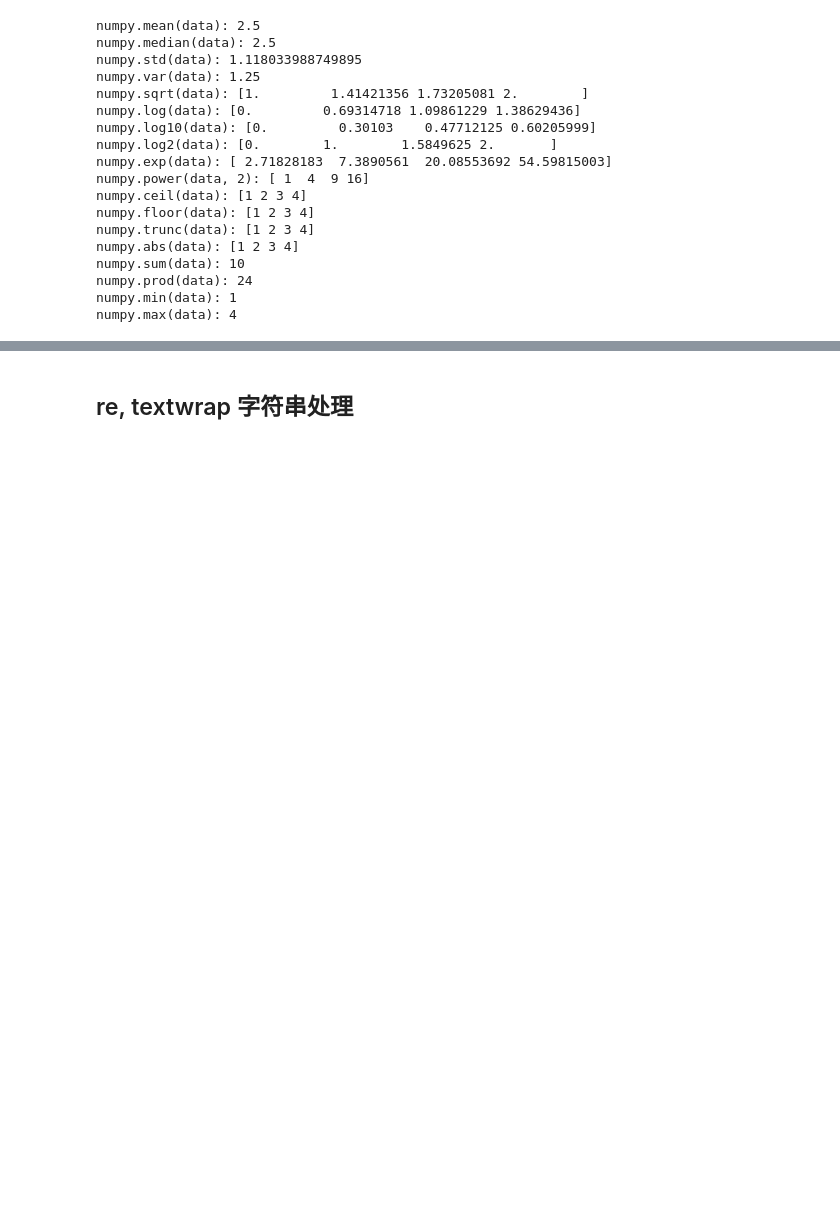
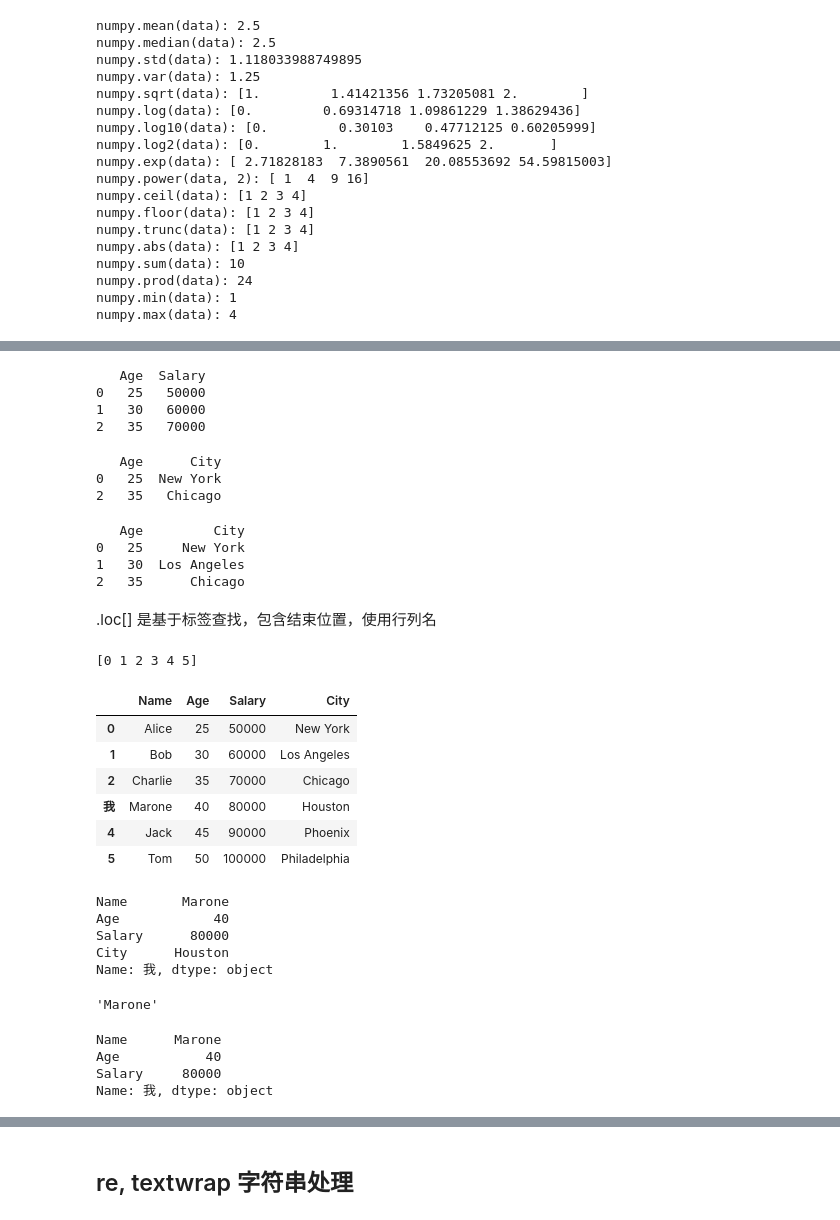
Before and after one commit to chunyi-11/PythonCourse, a Jupyter notebook: Class_5.ipynb, the cells around one changed output, grey strips where cells are left out. Cells and saved outputs as stored; diff of their text form; code cells hidden in the pictures; blank space fills up the shorter version.

```diff
--- a/Class_5.ipynb
+++ b/Class_5.ipynb
@@ -209,0 +303,17 @@ numpy.max(data): 4
+# %%
+df = pd.DataFrame(
+    {
+        "Name": ["Alice", "Bob", "Charlie", "Marone", "Jack", "Tom"],
+        "Age": [25, 30, 35, 40, 45, 50],
+        "Salary": [50000, 60000, 70000, 80000, 90000, 100000],
+        "City": [
+            "New York",
+            "Los Angeles",
+            "Chicago",
+            "Houston",
+            "Phoenix",
+            "Philadelphia",
+        ],
+    }
+)
+df.head()  # 查看前5行
@@ -209,0 +465,54 @@ numpy.max(data): 4
+# %%
+print(df.iloc[0:3, 1:3])  # 打印第一到第三行和第二到第三列的数据
+# %% [output]
+   Age  Salary
+0   25   50000
+1   30   60000
+2   35   70000
+# %%
+print(df.iloc[[0, 2], [1, 3]])  # 打印第一和第三行的第二和第四列数据
+# %% [output]
+   Age      City
+0   25  New York
+2   35   Chicago
+# %%
+print(df.iloc[0:3, [1, 3]])  # 打印第一到第三行的第二和第四列数据
+# %% [output]
+   Age         City
+0   25     New York
+1   30  Los Angeles
+2   35      Chicago
+# %% [markdown]
+.loc[] 是基于标签查找，包含结束位置，使用行列名
+# %%
+print(df.index.values)  # 查看索引值： [0 1 2 3 4 5]
+df = df.rename(index={3: "我"})  # 修改索引
+df
+# %% [output]
+[0 1 2 3 4 5]
+|  | Name | Age | Salary | City |
+| 0 | Alice | 25 | 50000 | New York |
+| 1 | Bob | 30 | 60000 | Los Angeles |
+| 2 | Charlie | 35 | 70000 | Chicago |
+| 我 | Marone | 40 | 80000 | Houston |
+| 4 | Jack | 45 | 90000 | Phoenix |
+| 5 | Tom | 50 | 100000 | Philadelphia |
+# %%
+df.loc["我"]  # 查看索引为"我"的行数据
+# %% [output]
+Name       Marone
+Age            40
+Salary      80000
+City      Houston
+Name: 我, dtype: object
+# %%
+df.loc["我", "Name"]  # 查看索引为"我"的行数据的姓名列数据
+# %% [output]
+'Marone'
+# %%
+df.loc["我", "Name":"Salary"]  # 查看索引为"我"的行数据的姓名到薪水列数据
+# %% [output]
+Name      Marone
+Age           40
+Salary     80000
+Name: 我, dtype: object
```
Also changed, not shown: parts of 43 cells of this notebook, 2 other files.
